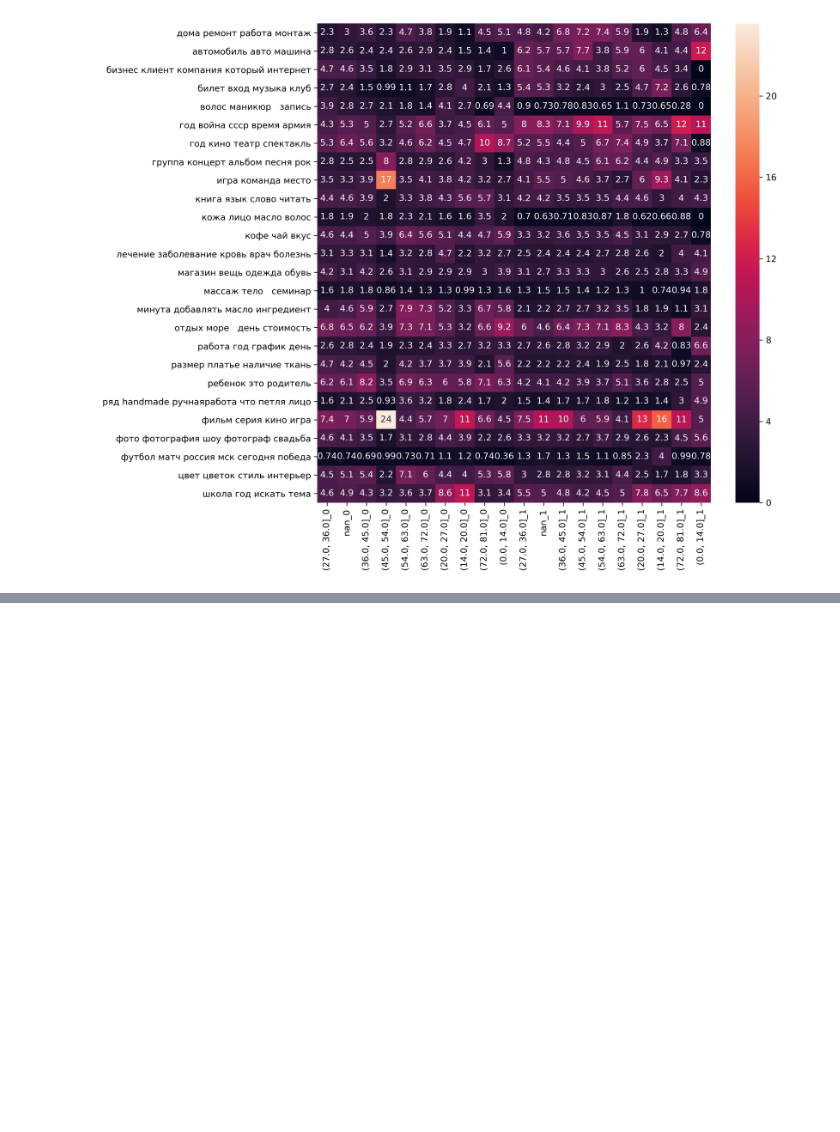
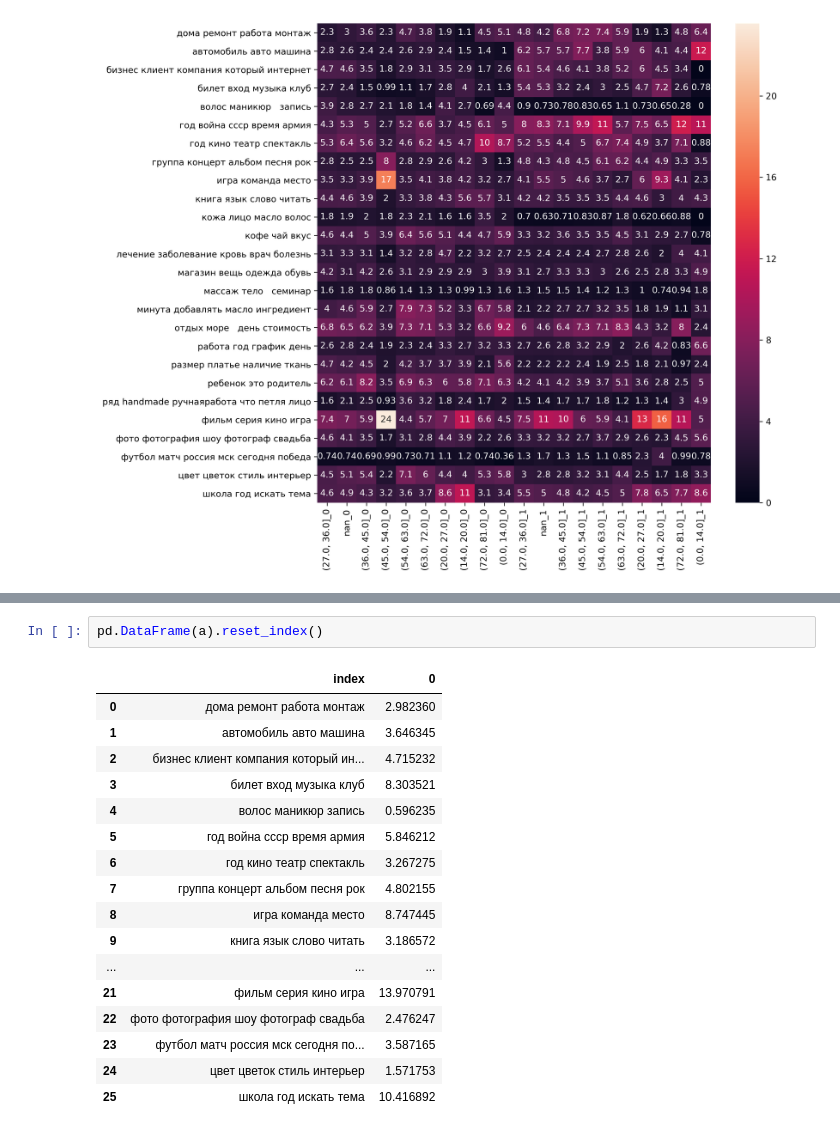
Before and after one commit to Vladimirchizh/TopicModeling, a Jupyter notebook: using_trained_model.ipynb, the cells around one changed output, grey strips where cells are left out. Saved outputs shown, nothing was run; the diff lists cells and outputs as text; blank space fills up the shorter version.

```diff
--- a/using_trained_model.ipynb
+++ b/using_trained_model.ipynb
@@ -143,0 +212,20 @@ plt.show(heat_map)
+# %%
+pd.DataFrame(a).reset_index()
+# %% [output]
+|  | index | 0 |
+| 0 | дома ремонт работа монтаж | 2.982360 |
+| 1 | автомобиль авто машина | 3.646345 |
+| 2 | бизнес клиент компания который ин... | 4.715232 |
+| 3 | билет вход музыка клуб | 8.303521 |
+| 4 | волос маникюр запись | 0.596235 |
+| 5 | год война ссср время армия | 5.846212 |
+| 6 | год кино театр спектакль | 3.267275 |
+| 7 | группа концерт альбом песня рок | 4.802155 |
+| 8 | игра команда место | 8.747445 |
+| 9 | книга язык слово читать | 3.186572 |
+| ... | ... | ... |
+| 21 | фильм серия кино игра | 13.970791 |
+| 22 | фото фотография шоу фотограф свадьба | 2.476247 |
+| 23 | футбол матч россия мск сегодня по... | 3.587165 |
+| 24 | цвет цветок стиль интерьер | 1.571753 |
+| 25 | школа год искать тема | 10.416892 |
```
Also changed, not shown: parts of 6 cells of this notebook, 4 other files.
